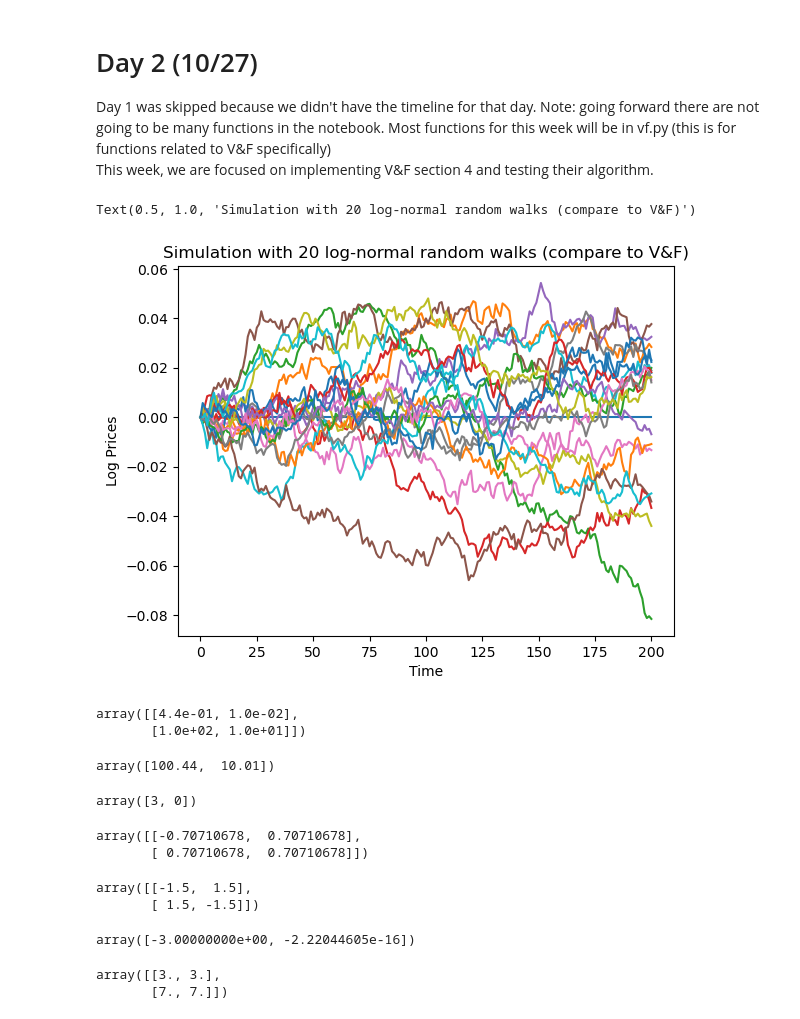
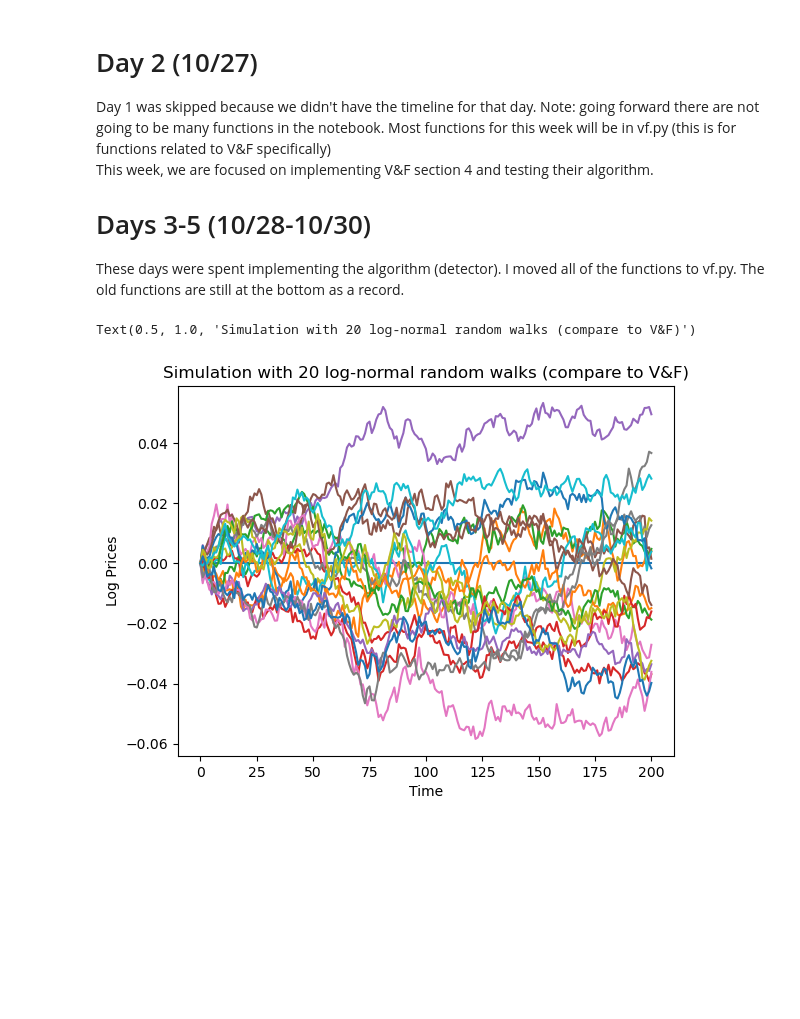
Before and after one commit to apexfund/gauge-arbitrage-theory, a Jupyter notebook: 10_26.ipynb, the cells around one changed output. Saved outputs shown, nothing was run; the diff lists cells and outputs as text; code cells hidden in the pictures; blank space fills up the shorter version.

Commit message:
created class for series and built detector

```diff
--- a/10_26.ipynb
+++ b/10_26.ipynb
@@ -19,25 +16,29 @@ The autoreload extension is already loaded. To reload it, use:
 # Day 2 (10/27)
 Day 1 was skipped because we didn't have the timeline for that day. Note: going forward there are not going to be many functions in the notebook. Most functions for this week will be in vf.py (this is for functions related to V&F specifically)\
 This week, we are focused on implementing V&F section 4 and testing their algorithm.
+# Days 3-5 (10/28-10/30)
+These days were spent implementing the algorithm (detector). I moved all of the functions to vf.py. The old functions are still at the bottom as a record.
 # %%
-rng = np.random.default_rng(seed=0)
+B=vf.vf_series(200, 200)
+rng=np.random.default_rng(seed=0)
 # %%
 #test if the new package works (exact same code as 10_19.ipynb, but vf.X_mu_43)
-beta_a=rng.uniform(low=-0.0001, high=0.0001, size=(18))
-sigma=np.insert(rng.uniform(low=-0.001, high=0.001, size=(20, 18)),0,  np.zeros(18), axis=0)
-alpha_A=rng.uniform(low=-0.0001, high=0.0001, size=(2))
+beta_a=rng.uniform(low=-0.0001, high=0.0001, size=(18))                                        #Randomly generate values for beta
+sigma=np.insert(rng.uniform(low=-0.001, high=0.001, size=(20, 18)),0,  np.zeros(18), axis=0)   #Randomly generate values for sigma
+alpha_A=rng.uniform(low=-0.0001, high=0.0001, size=(2))                                        #Randomly generate values for alpha_A
+Z=rng.standard_normal((200, 18))                #Randomly generate values for Brownian motions (only 18 independent Brownian motions)
+X=B.X_mu_43(sigma, beta_a, alpha_A, 1, Z)       #Create the time series according to Eq. (106)
 
 #Compare to V&F Figure 1
 fig_1, ax_1=plt.subplots(1,1)
 rng2=np.random.default_rng()
 
 #plot 20 random walks
 for i in range(21):
-    test=vf.X_mu_43(200, 200, sigma, beta_a, alpha_A, 1, i)
-    ax_1.plot(test['Time'], np.log(test['Value']))
+    ax_1.plot(B.t, np.log(X[:, i]))
 ax_1.set_xlabel('Time')
 ax_1.set_ylabel('Log Prices')
 ax_1.set_title('Simulation with 20 log-normal random walks (compare to V&F)')
 # %% [output]
 Text(0.5, 1.0, 'Simulation with 20 log-normal random walks (compare to V&F)')
-[figure, old version]
+[figure, new version]
@@ -82,32 +44,0 @@ omega=np.array([[0.44, 0.01], [100, 10]])
-# %%
-omega
-# %% [output]
-array([[4.4e-01, 1.0e-02],
-       [1.0e+02, 1.0e+01]])
-# %%
-np.sum(omega, axis=0)
-# %% [output]
-array([100.44,  10.01])
-# %%
-omega[:, 1]
-# %% [output]
-array([3, 0])
-# %%
-calc_J_G(omega)
-# %% [output]
-array([[-0.70710678,  0.70710678],
-       [ 0.70710678,  0.70710678]])
-# %%
-calc_G(omega)
-# %% [output]
-array([[-1.5,  1.5],
-       [ 1.5, -1.5]])
-# %%
-np.unique(np.linalg.eigvals(calc_G(omega)))
-# %% [output]
-array([-3.00000000e+00, -2.22044605e-16])
-# %%
-np.matmul(omega, np.ones((2, 2)))
-# %% [output]
-array([[3., 3.],
-       [7., 7.]])
```
Also changed, not shown: parts of 5 cells of this notebook, 2 other files.
